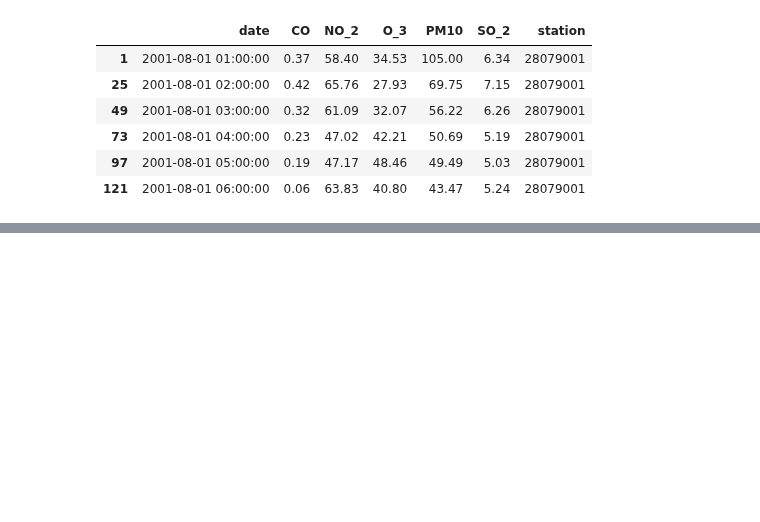
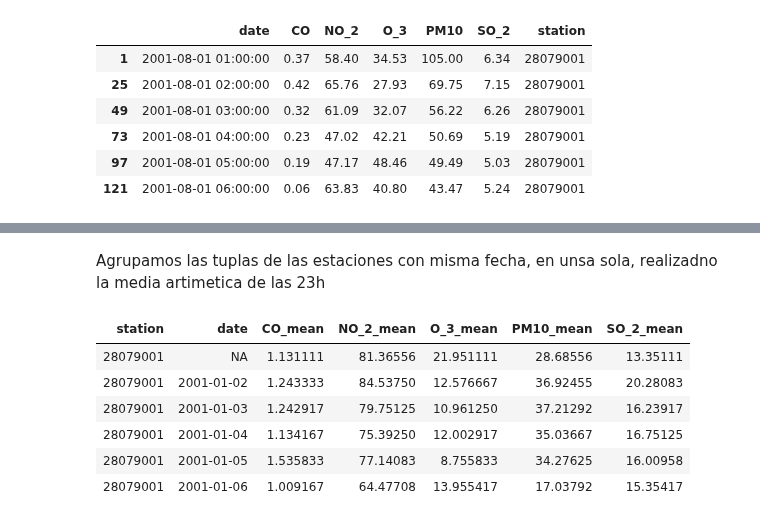
Before and after one commit to manumonforte/DataMining-BigDataParadigm, a Jupyter notebook: Estudio.ipynb, the cells around one changed output, grey strips where cells are left out. Drawn from its saved outputs; the diff is of its cells as text; code cells hidden in the pictures; blank space fills up the shorter version.

Commit message:
try to group data

```diff
--- a/Estudio.ipynb
+++ b/Estudio.ipynb
@@ -197,0 +202,18 @@ head(datasetMadrid)
+# %% [markdown]
+Agrupamos las tuplas de las estaciones con misma fecha, en unsa sola, realizadno la media artimetica de las 23h
+# %%
+mediaDiaria <- datasetMadrid %>% group_by(station,date) %>%  summarise(
+            CO_mean = mean(CO, na.rm = TRUE),
+            NO_2_mean = mean(NO_2, na.rm = TRUE),
+            O_3_mean = mean(O_3, na.rm = TRUE),
+            PM10_mean = mean(PM10, na.rm = TRUE),
+            SO_2_mean = mean(SO_2, na.rm = TRUE))
+head(mediaDiaria)
+# %% [output]
+| station | date | CO_mean | NO_2_mean | O_3_mean | PM10_mean | SO_2_mean |
+| 28079001 | NA | 1.131111 | 81.36556 | 21.951111 | 28.68556 | 13.35111 |
+| 28079001 | 2001-01-02 | 1.243333 | 84.53750 | 12.576667 | 36.92455 | 20.28083 |
+| 28079001 | 2001-01-03 | 1.242917 | 79.75125 | 10.961250 | 37.21292 | 16.23917 |
+| 28079001 | 2001-01-04 | 1.134167 | 75.39250 | 12.002917 | 35.03667 | 16.75125 |
+| 28079001 | 2001-01-05 | 1.535833 | 77.14083 | 8.755833 | 34.27625 | 16.00958 |
+| 28079001 | 2001-01-06 | 1.009167 | 64.47708 | 13.955417 | 17.03792 | 15.35417 |
```
Also changed, not shown: parts of 2 cells of this notebook.
